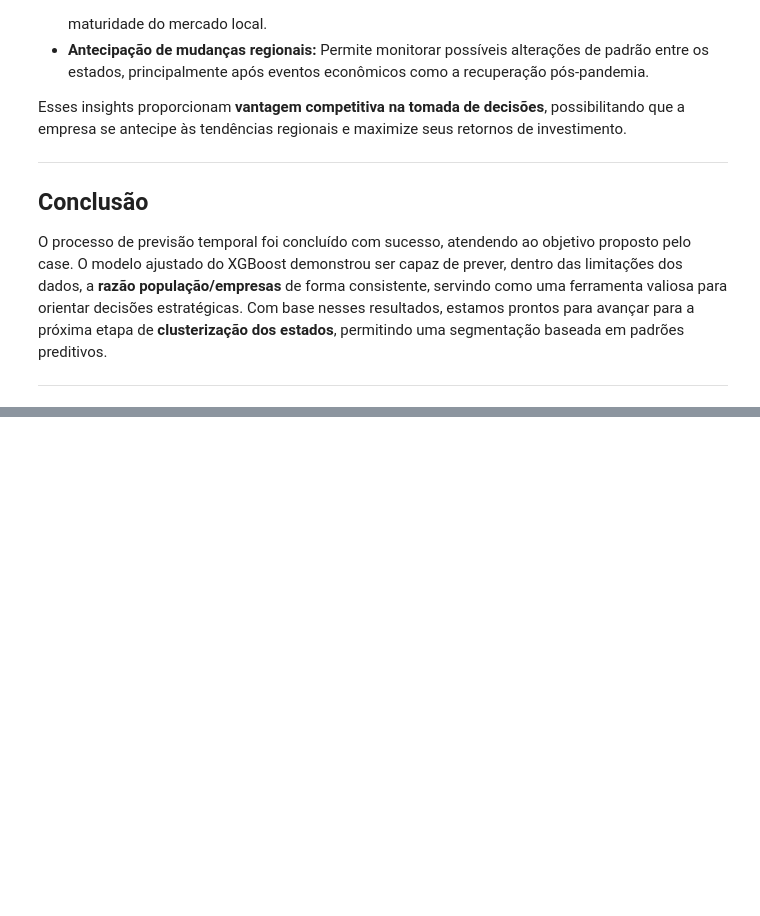
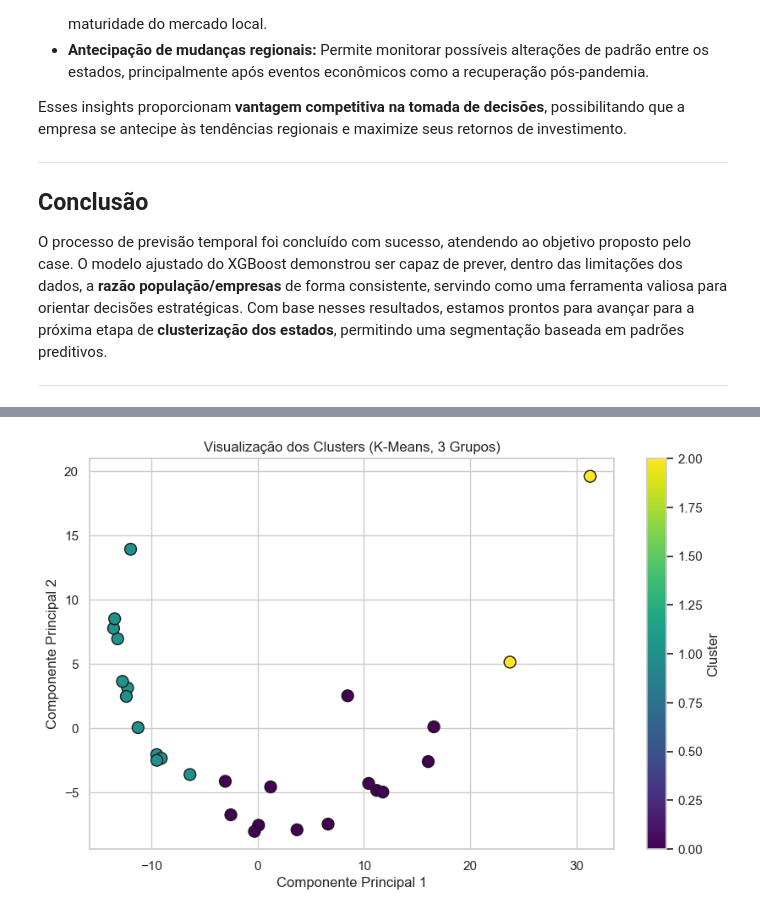
Before and after one commit to tnleite/real-estate-opportunities-analysis, a Jupyter notebook: 02-Analise/real-estate-opportunities-analysis.ipynb, the cells around one changed output, grey strips where cells are left out. Drawn from its saved outputs; the diff is of its cells as text; code cells hidden in the pictures; blank space fills up the shorter version.

```diff
--- a/02-Analise/real-estate-opportunities-analysis.ipynb
+++ b/02-Analise/real-estate-opportunities-analysis.ipynb
@@ -2228,0 +2807,35 @@ O processo de previsão temporal foi concluído com sucesso, atendendo ao objeti
+# %%
+# ------------------------------------------------
+# Etapa 1: Redução de Dimensionalidade com PCA
+# ------------------------------------------------
+from sklearn.decomposition import PCA
+import matplotlib.pyplot as plt
+
+# Reduzindo a matriz DTW para 2 dimensões para visualização
+pca = PCA(n_components=2)
+matriz_dtw_reduzida = pca.fit_transform(matriz_dtw)
+
+# ------------------------------------------------
+# Etapa 2: Visualização dos Clusters
+# ------------------------------------------------
+plt.figure(figsize=(10, 6))
+
+# Plotando os clusters com as duas componentes principais
+plt.scatter(
+    matriz_dtw_reduzida[:, 0], matriz_dtw_reduzida[:, 1],
+    c=labels_final, cmap='viridis', marker='o', edgecolor='k', s=100
+)
+
+# ------------------------------------------------
+# Personalização do Gráfico
+# ------------------------------------------------
+plt.title("Visualização dos Clusters (K-Means, 3 Grupos)")
+plt.xlabel("Componente Principal 1")
+plt.ylabel("Componente Principal 2")
+plt.colorbar(label="Cluster")
+plt.grid(True)
+
+# Exibindo o gráfico final
+plt.show()
+# %% [output]
+[figure, added]
```
Also changed, not shown: parts of 20 cells of this notebook.
